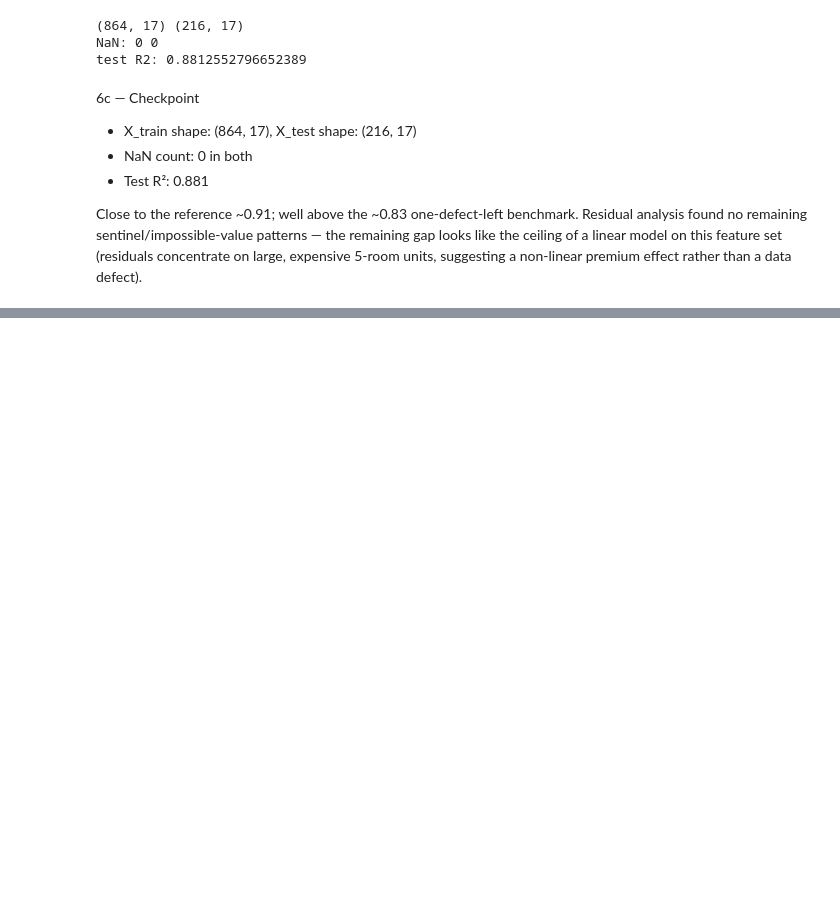
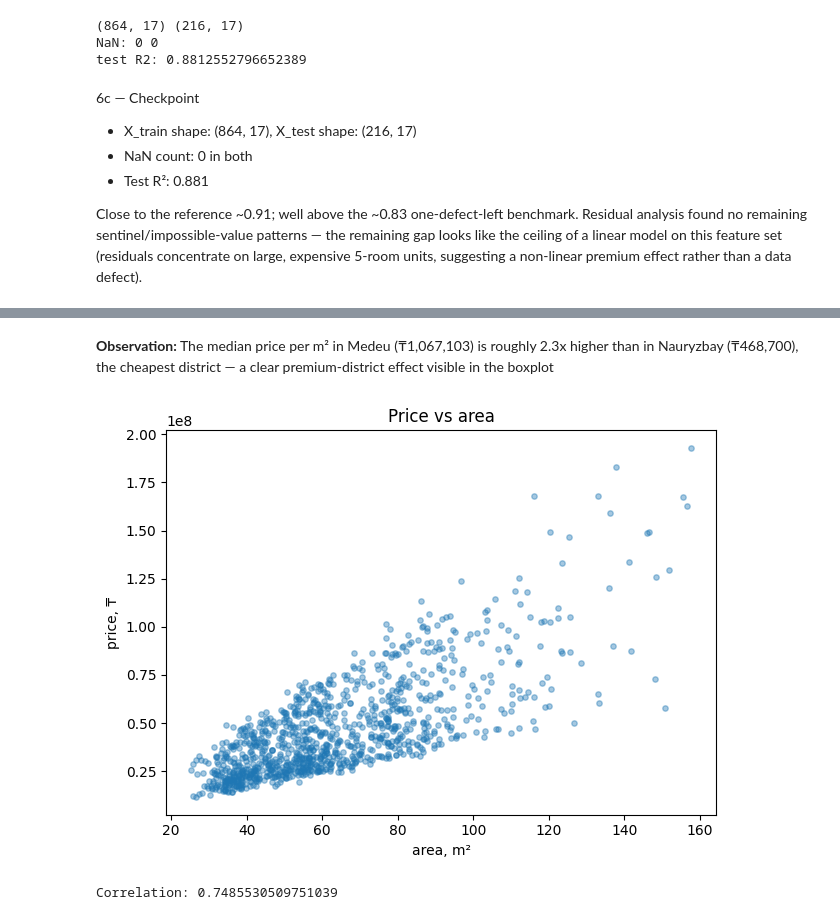
Before and after one commit to ShakenbaevD/SHAKENBAYEV-ML-task-1, a Jupyter notebook: shakenbayev_ML_task_1.ipynb, the cells around one changed output, grey strips where cells are left out. Saved outputs shown, nothing was run; the diff lists cells and outputs as text; code cells hidden in the pictures; blank space fills up the shorter version.

```diff
--- a/shakenbayev_ML_task_1.ipynb
+++ b/shakenbayev_ML_task_1.ipynb
@@ -618,0 +654,15 @@ Close to the reference ~0.91; well above the ~0.83 one-defect-left benchmark. Re
+# %% [markdown]
+**Observation:** The median price per m² in Medeu (₸1,067,103) is roughly 2.3x higher than in Nauryzbay (₸468,700), the cheapest district — a clear premium-district effect visible in the boxplot
+# %%
+plt.scatter(df_clean["area_m2"], df_clean["price_kzt"], alpha=0.4, s=15)
+plt.xlabel("area, m²")
+plt.ylabel("price, ₸")
+plt.title("Price vs area")
+plt.tight_layout()
+plt.show()
+
+corr = df_clean["area_m2"].corr(df_clean["price_kzt"])
+print("Correlation:", corr)
+# %% [output]
+[figure, added]
+Correlation: 0.7485530509751039
```
Also changed, not shown: parts of 9 cells of this notebook, 1 other file.
